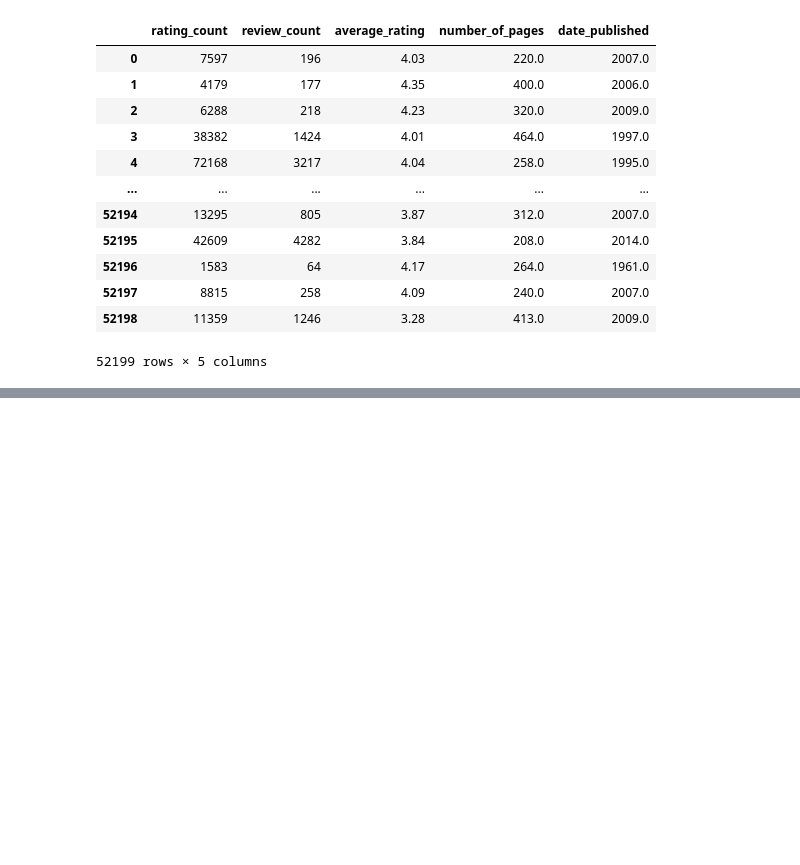
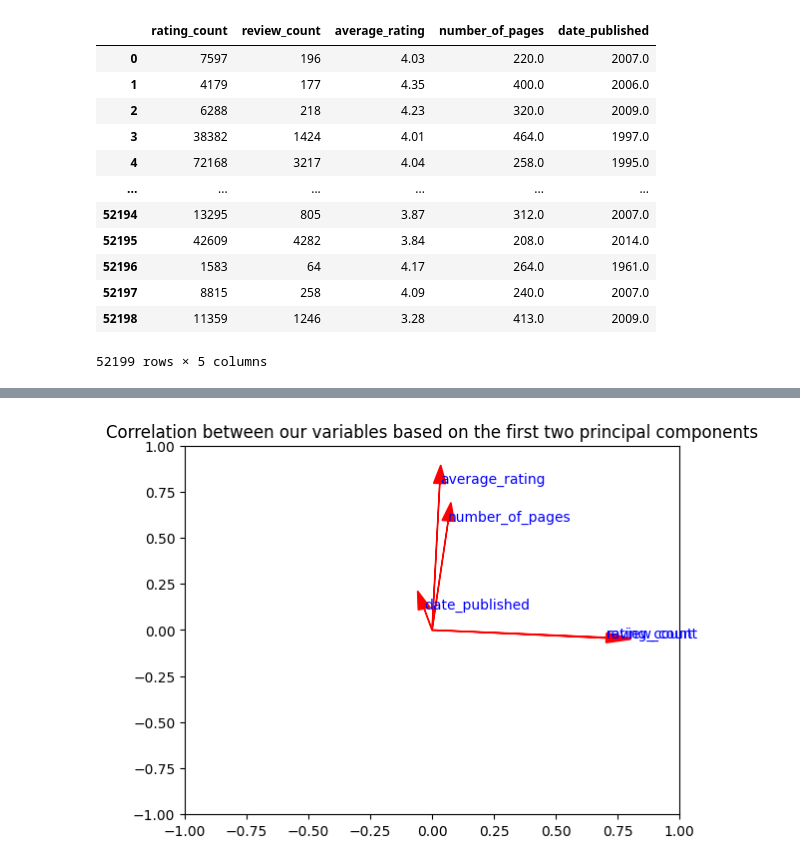
Before and after one commit to conseil-benjamin/LivreaPiques, a Jupyter notebook: ACP_book.ipynb, the cells around one changed output, grey strips where cells are left out. Saved outputs shown, nothing was run; the diff lists cells and outputs as text; code cells hidden in the pictures; blank space fills up the shorter version.

```diff
--- a/ACP_book.ipynb
+++ b/ACP_book.ipynb
@@ -87,0 +100,12 @@ pca_res = pca.transform(scaled_data)
+# %%
+## graphique des variables
+fig, ax = plt.subplots()
+ax.set_xlim(-1, 1)
+ax.set_ylim(-1, 1)
+for i in range(len(data.columns)):
+    ax.arrow(0, 0, pca.components_[0, i], pca.components_[1, i], head_width=0.05, head_length=0.1, fc='r', ec='r')
+    plt.text(pca.components_[0, i], pca.components_[1, i], data.columns[i], color='b')
+plt.title("Correlation between our variables based on the first two principal components")
+plt.show()
+# %% [output]
+[figure, added]
```
Also changed, not shown: parts of 2 cells of this notebook.
